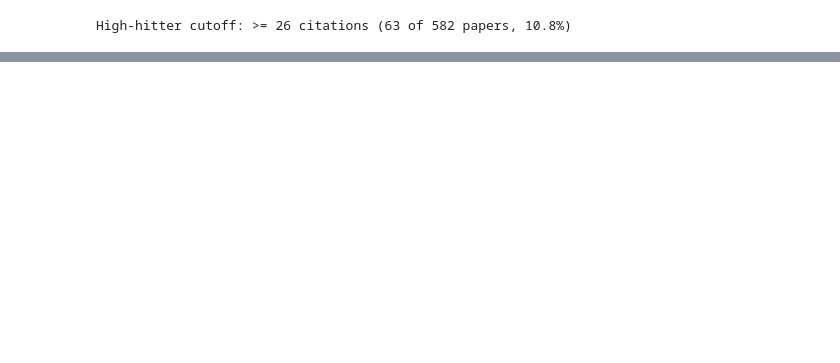
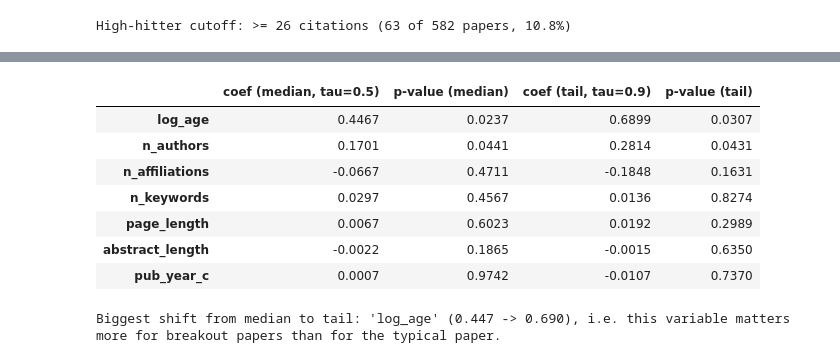
Before and after one commit to haantran-86/DSB300, a Jupyter notebook: notebook/analysis.ipynb, the cells around one changed output, grey strips where cells are left out. Cells and saved outputs as stored; diff of their text form; code cells hidden in the pictures; blank space fills up the shorter version.

Commit message:
adding quantile regression model

```diff
--- a/notebook/analysis.ipynb
+++ b/notebook/analysis.ipynb
@@ -245,7 +244,7 @@ Rows with missing `page_start`/`page_end` (5 papers) or `cited_by` are dropped,
 # %%
 LAST_COMPLETE_YEAR = 2025
 
-master = pd.read_csv("master_dataset.csv")
+master = pd.read_csv("../data/master_dataset.csv")
 fsr = master[master["source_title"] == "Financial Services Review"].copy()
 
 fsr["n_authors"]       = fsr["authors_id"].str.split(";").str.len()
@@ -413,0 +419,9 @@ weighted avg       0.83      0.84      0.83       582
+# %%
+X_logit = sm.add_constant(fsr[["log_age"] + feat_cols])
+logit_direct = sm.Logit(fsr["high_hitter"], X_logit).fit(disp=0)
+print(logit_direct.summary())
+
+fsr["logit_pred"] = logit_direct.predict(X_logit)
+auc_direct = roc_auc_score(fsr["high_hitter"], fsr["logit_pred"])
+print(f"\nAUC, direct logistic model: {auc_direct:.3f}")
+print(f"AUC, NB mean model thresholded (from Section 2.7.1): {auc_nb:.3f}")
@@ -413,0 +450,36 @@ weighted avg       0.83      0.84      0.83       582
+# %%
+import statsmodels.formula.api as smf
+from statsmodels.tools.sm_exceptions import IterationLimitWarning
+# quantreg's IRLS occasionally hits its default iteration cap right at convergence;
+# doesn't affect the fitted result (same pattern as the NB warning suppressed in 2.2).
+warnings.filterwarnings("ignore", category=IterationLimitWarning)
+
+fsr["log1p_cited"] = np.log1p(fsr["cited_by"])
+formula = "log1p_cited ~ log_age + " + " + ".join(feat_cols)
+
+quant_results = {tau: smf.quantreg(formula, fsr).fit(q=tau) for tau in [0.5, 0.9]}
+
+comparison = pd.DataFrame({
+    "coef (median, tau=0.5)": quant_results[0.5].params,
+    "p-value (median)":       quant_results[0.5].pvalues,
+    "coef (tail, tau=0.9)":   quant_results[0.9].params,
+    "p-value (tail)":         quant_results[0.9].pvalues,
+}).drop(index="Intercept")
+display(comparison)
+
+# Which variable's effect shifts the most between a typical paper and the tail?
+coef_shift = (quant_results[0.9].params - quant_results[0.5].params).drop("Intercept")
+biggest_shift = coef_shift.abs().idxmax()
+print(f"Biggest shift from median to tail: '{biggest_shift}' "
+      f"({quant_results[0.5].params[biggest_shift]:.3f} -> {quant_results[0.9].params[biggest_shift]:.3f}), "
+      "i.e. this variable matters more for breakout papers than for the typical paper.")
+# %% [output]
+|  | coef (median, tau=0.5) | p-value (median) | coef (tail, tau=0.9) | p-value (tail) |
+| log_age | 0.4467 | 0.0237 | 0.6899 | 0.0307 |
+| n_authors | 0.1701 | 0.0441 | 0.2814 | 0.0431 |
+| n_affiliations | -0.0667 | 0.4711 | -0.1848 | 0.1631 |
+| n_keywords | 0.0297 | 0.4567 | 0.0136 | 0.8274 |
+| page_length | 0.0067 | 0.6023 | 0.0192 | 0.2989 |
+| abstract_length | -0.0022 | 0.1865 | -0.0015 | 0.6350 |
+| pub_year_c | 0.0007 | 0.9742 | -0.0107 | 0.7370 |
+Biggest shift from median to tail: 'log_age' (0.447 -> 0.690), i.e. this variable matters more for breakout papers than for the typical paper.
```
Also changed, not shown: parts of 9 cells of this notebook, 1 other file.
